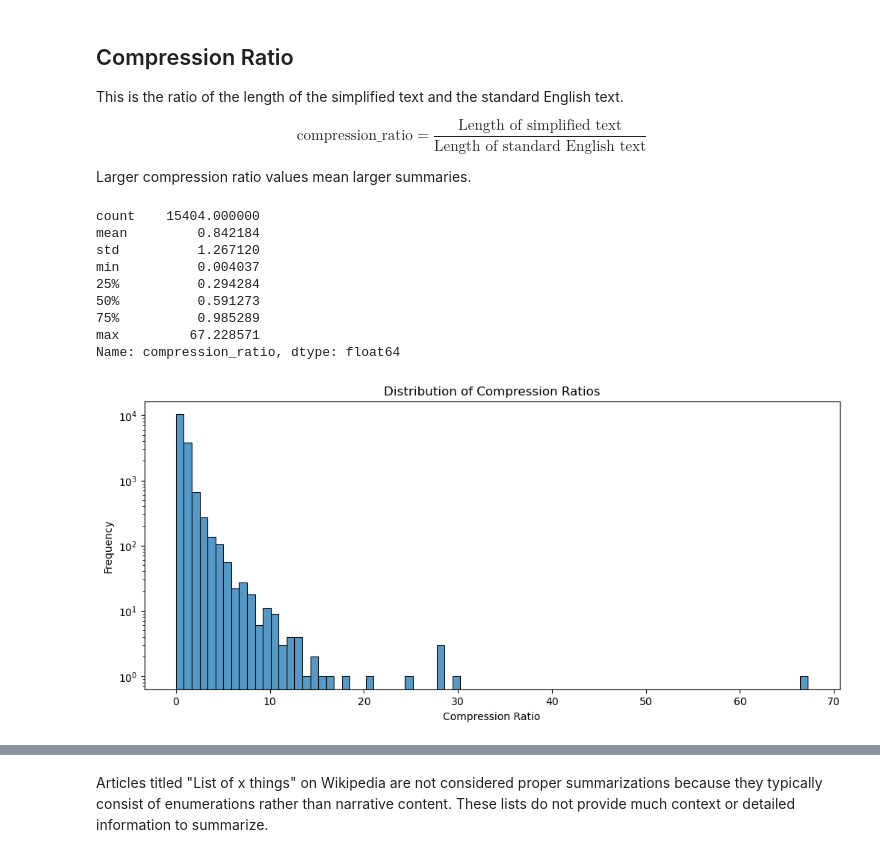
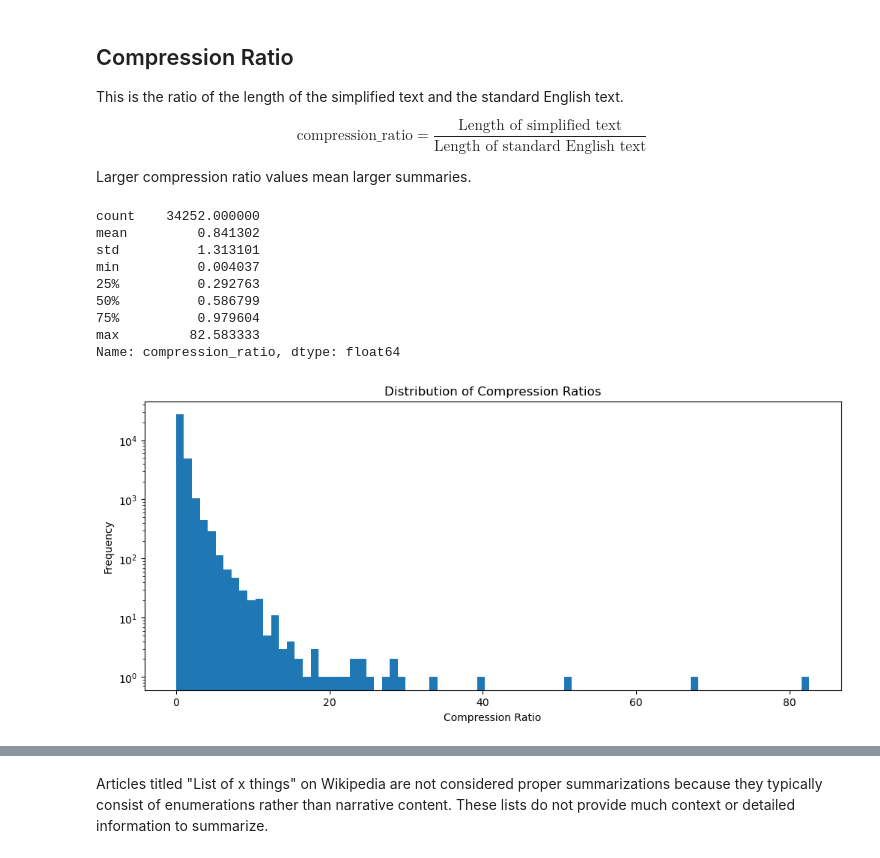
Before and after one commit to amoghshakya/WikiTLDR, a Jupyter notebook: notebooks/eda.ipynb, the cells around one changed output, grey strips where cells are left out. Cells and saved outputs as stored; diff of their text form; code cells hidden in the pictures.

```diff
--- a/notebooks/eda.ipynb
+++ b/notebooks/eda.ipynb
@@ -122,28 +122,29 @@ $$
 
 Larger compression ratio values mean larger summaries.
 # %%
-df["compression_ratio"] = df["target_text"].str.len() / df["input_text"].str.len()
+df["compression_ratio"] = df["target_text"].str.len() / \
+    df["input_text"].str.len()
 # %%
 df["compression_ratio"].describe()
 # %% [output]
-count    15404.000000
-mean         0.842184
-std          1.267120
+count    34252.000000
+mean         0.841302
+std          1.313101
 min          0.004037
-25%          0.294284
-50%          0.591273
-75%          0.985289
-max         67.228571
+25%          0.292763
+50%          0.586799
+75%          0.979604
+max         82.583333
 Name: compression_ratio, dtype: float64
 # %%
 plt.figure(figsize=(12, 5))
-sns.histplot(df['compression_ratio'], bins=80, log=True)
+plt.hist(df['compression_ratio'], bins=80, log=True)
 plt.xlabel('Compression Ratio')
 plt.ylabel('Frequency')
 plt.title('Distribution of Compression Ratios')
 plt.show()
 # %% [output]
-[figure, old version]
+[figure, new version]
 # %%
 largest = df.iloc[np.argmax(df["compression_ratio"])]
 print(largest)
```
Also changed, not shown: parts of 36 cells of this notebook, 2 other files.
